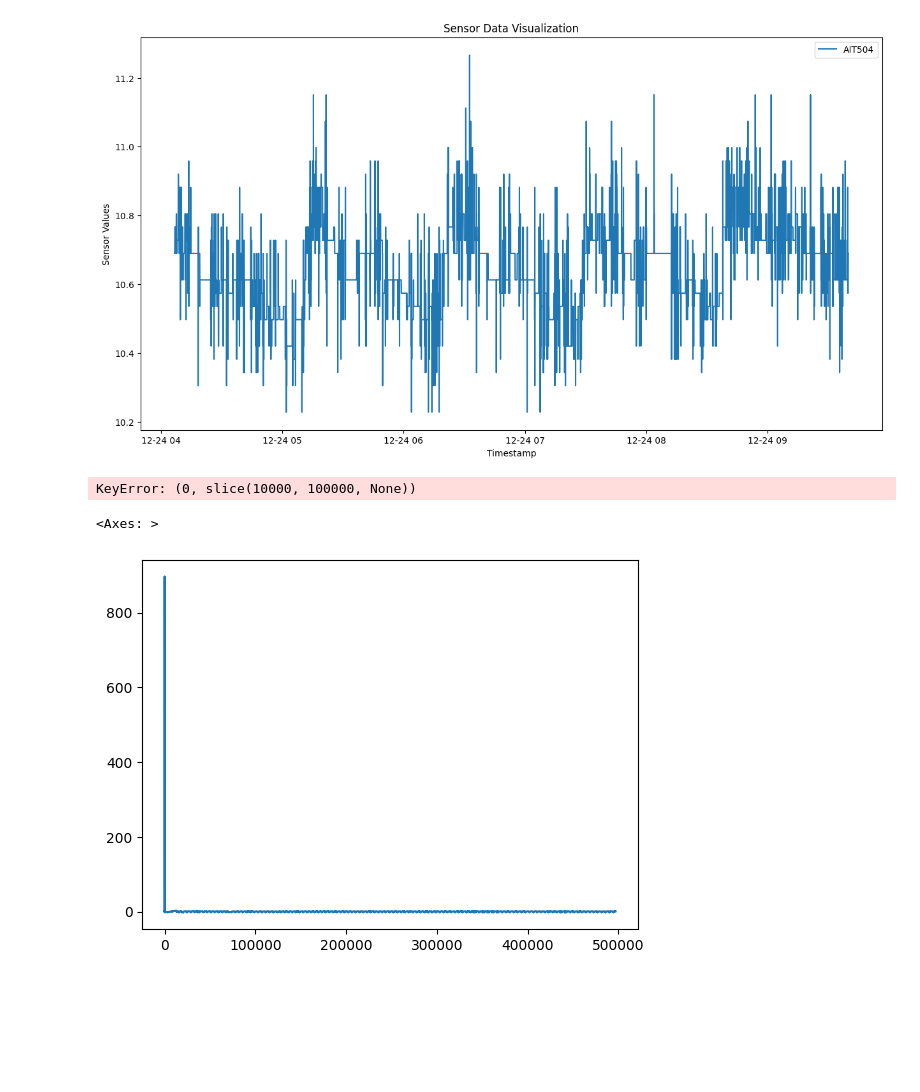
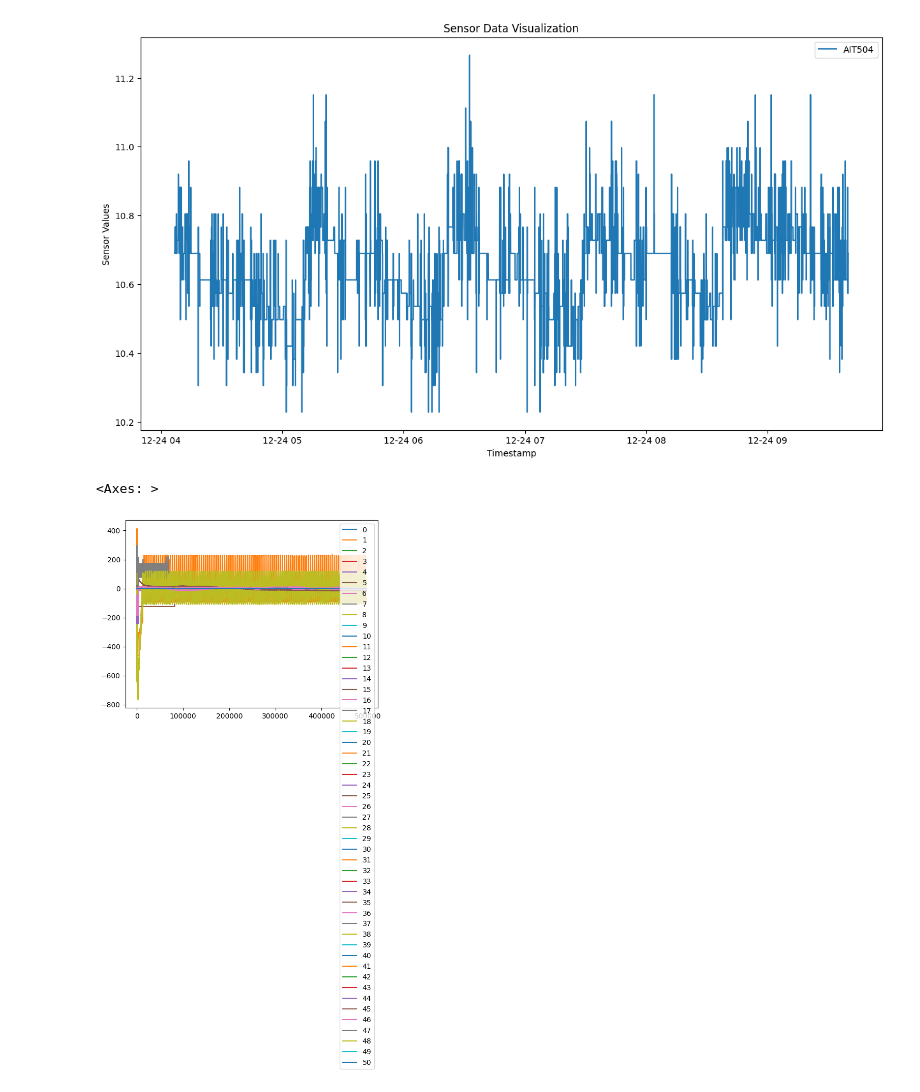
Before and after one commit to andreist3fan/vitejii-dm, a Jupyter notebook: ADAS.ipynb, the cells around one changed output. Drawn from its saved outputs; the diff is of its cells as text; code cells hidden in the pictures; blank space fills up the shorter version.

```diff
--- a/ADAS.ipynb
+++ b/ADAS.ipynb
@@ -152,9 +148,11 @@ def apply_principal_component_analysis(df, eigenvectors):
     df = df.T
     projected_data = df@eigenvectors
     reprojected_data = projected_data@eigenvectors.T
-    for i in range(df.shape[0]):
-        reprojected_data[i] = reprojected_data[i] - means[i]
-    return pd.DataFrame(reprojected_data),pd.DataFrame(projected_data)
+    # reprojected_data = reprojected_data.T
+    # for i in range(df.shape[1]):
+    #     reprojected_data[i] = reprojected_data[i] + means[i]
+    # reprojected_data = reprojected_data.T
+    return pd.DataFrame(reprojected_data),pd.DataFrame(projected_data),pd.DataFrame(df)
 # %%
 import numpy as np
 
@@ -314,32 +312,13 @@ temp = train_data.values
 temp = temp[:, 1:-1]
 #print(temp.shape)
 temp = pd.DataFrame(temp)
-#print(temp)
-#print(temp.shape)
-    # for i in range(df.shape[0]):
-    #     df[i] = df[i] - np.mean(df[i])
-eig = principal_component_analysis(temp,4)
-reprojData,projData = apply_principal_component_analysis(temp,eigenvectors=eig)
+
+
+eig = principal_component_analysis(temp,5)
+reprojData,projData,normData = apply_principal_component_analysis(temp,eigenvectors=eig)
 temp = temp.T
-temp[0,10000:100000].plot()
-reprojData[0,10000:100000].plot()
-
-#re-mean the data
-# reprojData = reprojData.T
-# tt = temp
-# print(tt)
-# for i in range(reprojData.shape[0]):
-#     #print(tt[i])
-#     print(np.mean(tt[i]))
-#     reprojData[i] = reprojData[i] + np.mean(tt[i])
-# reprojData=  pd.DataFrame(reprojData.T)
-#
-# temp[0].plot()
-#reprojData[0].plot()
-# %% [output]
-KeyError: (0, slice(10000, 100000, None))
 # %%
-reprojData[0].plot()
+reprojData.plot()
 # %% [output]
 <Axes: >
-[figure, old version]
+[figure, new version]
```
Also changed, not shown: parts of 10 cells of this notebook.
